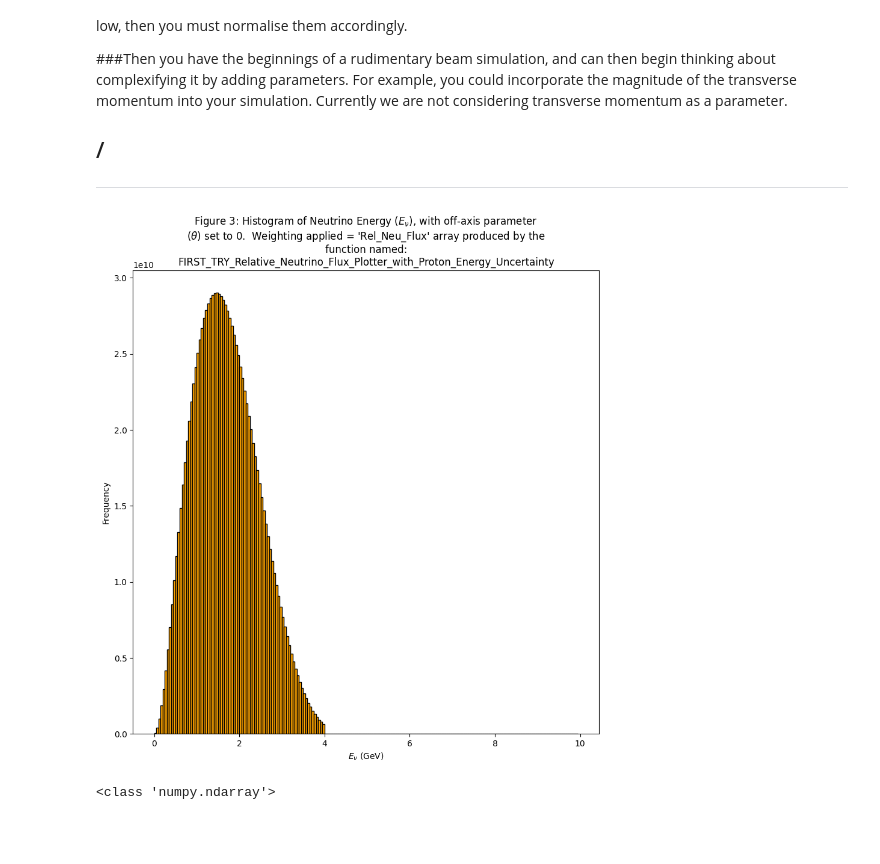
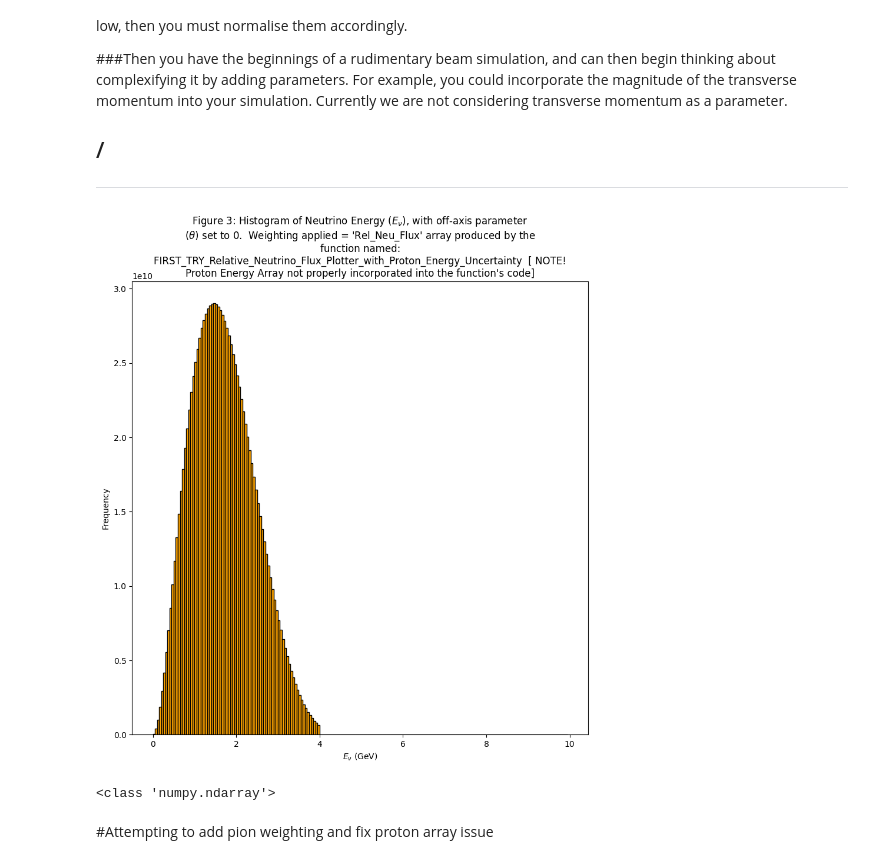
Before and after one commit to MrD0balina/Fourth-Year-Project---Neutrino-Oscillations, a Jupyter notebook: Week_7_Pion_Plots_and_Interpolation_work_First_Implementation_of_Pion_Weighting_First_use_of_actual_Near_Detector_dimensions.ipynb, the cells around one changed output. Saved outputs shown, nothing was run; the diff lists cells and outputs as text; code cells hidden in the pictures; blank space fills up the shorter version.

```diff
--- a/Week_7_Pion_Plots_and_Interpolation_work_First_Implementation_of_Pion_Weighting_First_use_of_actual_Near_Detector_dimensions.ipynb
+++ b/Week_7_Pion_Plots_and_Interpolation_work_First_Implementation_of_Pion_Weighting_First_use_of_actual_Near_Detector_dimensions.ipynb
@@ -766,25 +766,27 @@ def FIRST_TRY_Relative_Neutrino_Flux_Plotter_with_Proton_Energy_Uncertainty( the
 # %%
 x_1 , y_1 , z_1 , E_pi_datatype_test = FIRST_TRY_Relative_Neutrino_Flux_Plotter_with_Proton_Energy_Uncertainty( 0.00 )
 
 plt.figure(figsize=(10, 10))
 #plt.plot( x_1 , y_1 , "-o" , color = "brown", linewidth = 0.5 , markersize = 1, label = r'$\theta$ = 0.014' )
 
 plt.hist( x_1 , bins = np.arange( 0 , 10 , 0.05 )  , weights =  y_1 , edgecolor = "black" , ls = "-" , color = "orange" )
 
-plt.title("\n".join(wrap(r"Figure 3: Histogram of Neutrino Energy ($E_{\nu}$), with off-axis parameter ($\theta$) set to 0.  Weighting applied = 'Rel_Neu_Flux' array produced by the function named: FIRST_TRY_Relative_Neutrino_Flux_Plotter_with_Proton_Energy_Uncertainty  " , 80 ) ) )
+plt.title("\n".join(wrap(r"Figure 3: Histogram of Neutrino Energy ($E_{\nu}$), with off-axis parameter ($\theta$) set to 0.  Weighting applied = 'Rel_Neu_Flux' array produced by the function named: FIRST_TRY_Relative_Neutrino_Flux_Plotter_with_Proton_Energy_Uncertainty  [ NOTE!  Proton Energy Array not properly incorporated into the function's code]" , 80 ) ) )
 
 # plt.title("\n".join(wrap(r"Figure 7: Comparison of best interpolated line and the data plotted in Figure 5" , 120 ) ) )
 
 
 
 
 plt.xlabel(r"$E_{\nu}$ (GeV)")
 plt.ylabel("Frequency")
 
 plt.show()
 # %% [output]
-[figure, old version]
+[figure, new version]
 # %%
 print(type(E_pi_datatype_test))
 # %% [output]
 <class 'numpy.ndarray'>
+# %% [markdown]
+#Attempting to add pion weighting and fix proton array issue
```
Also changed, not shown: parts of 8 cells of this notebook.
